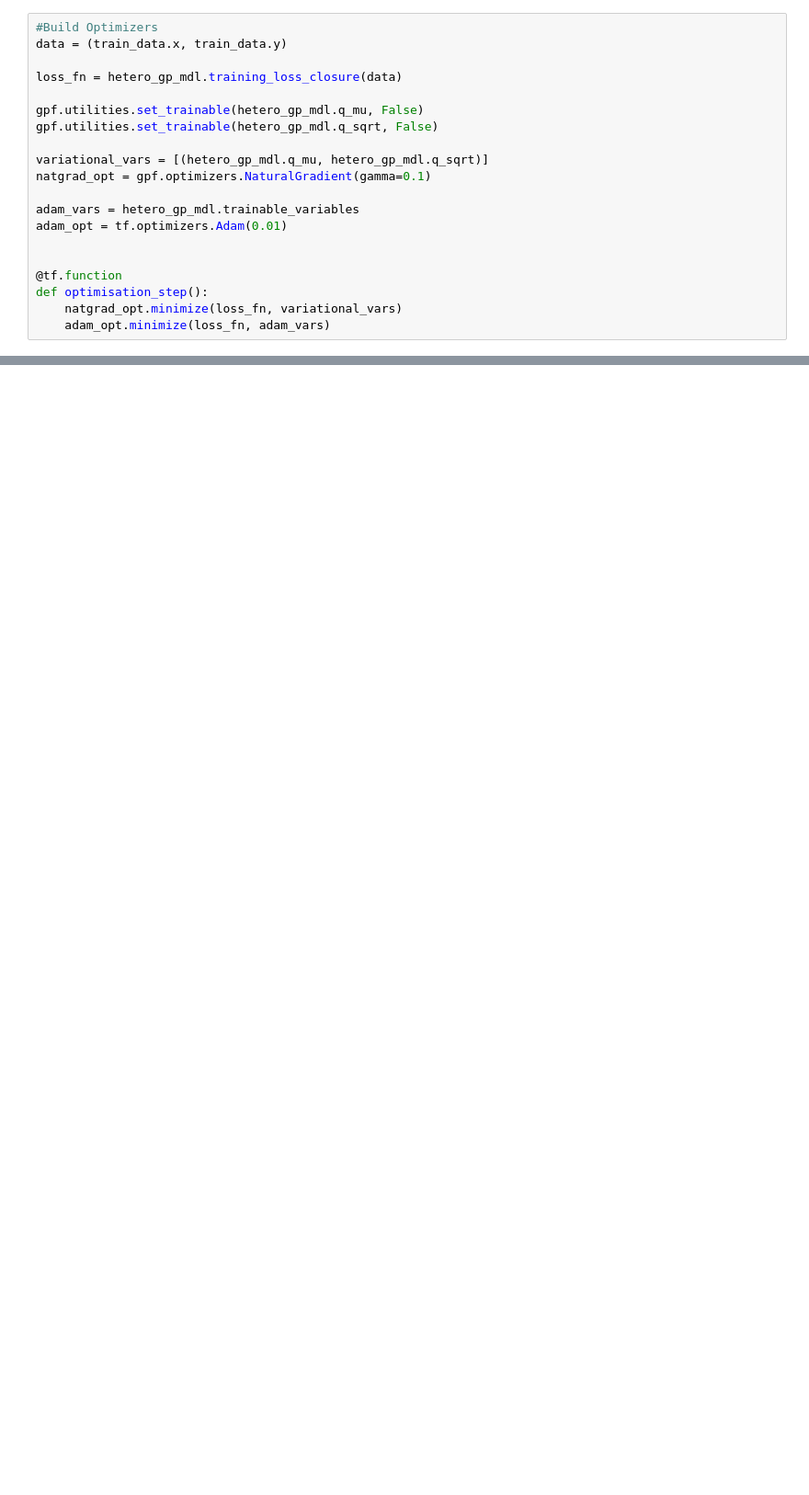
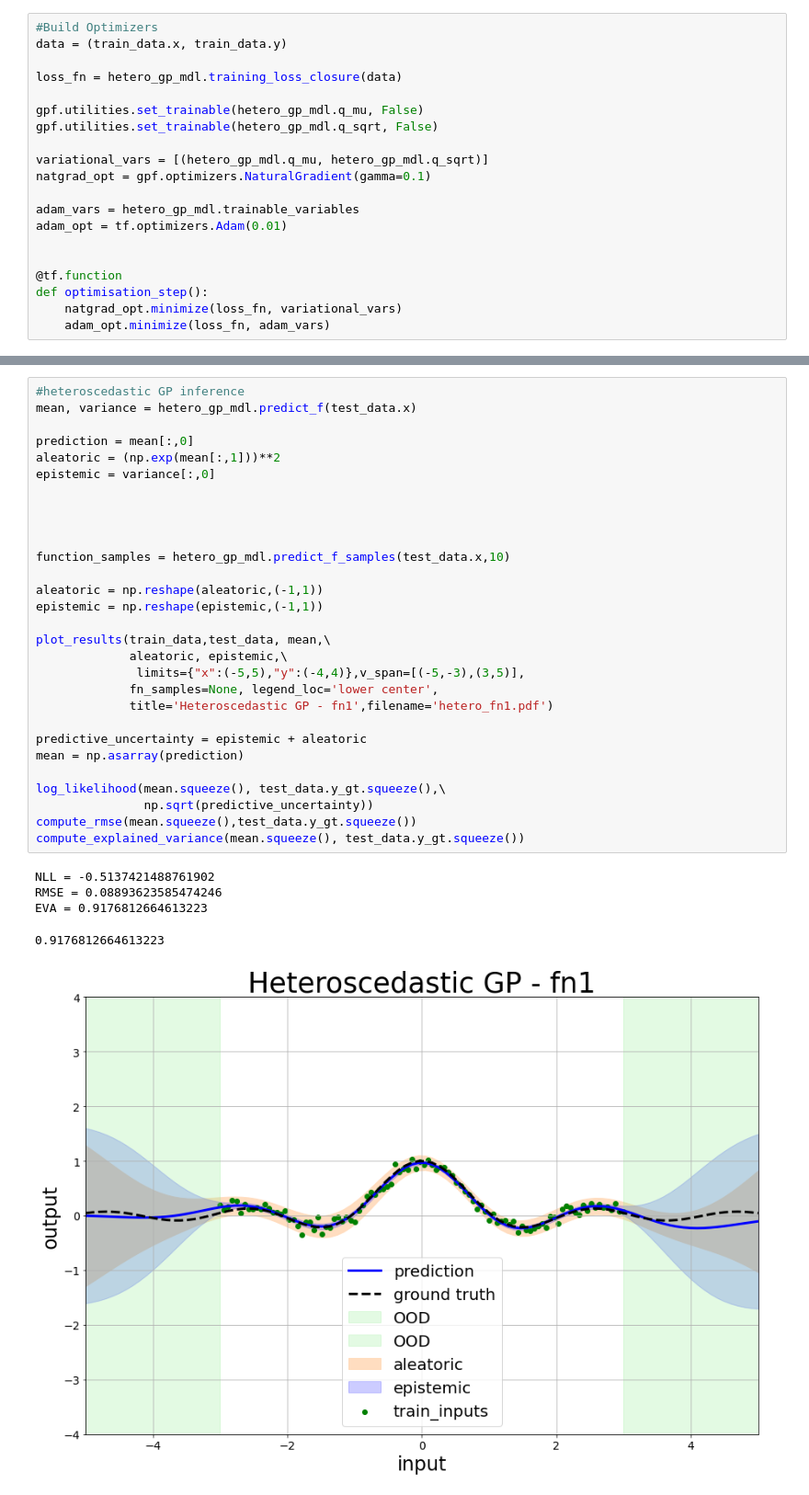
Before and after one commit to AshAswin/evidential_mcdo_adf_gp, a Jupyter notebook: GP_Regression_toydataset.ipynb, the cells around one changed output, grey strips where cells are left out. Shown at 92% size. Cells and saved outputs as stored; diff of their text form; blank space fills up the shorter version.

```diff
--- a/GP_Regression_toydataset.ipynb
+++ b/GP_Regression_toydataset.ipynb
@@ -197,0 +308,35 @@ plot_results(train_data,test_data, mean, aleatoric, epistemic,limits={"x":(-5,5)
+# %%
+#heteroscedastic GP inference
+mean, variance = hetero_gp_mdl.predict_f(test_data.x)
+
+prediction = mean[:,0]
+aleatoric = (np.exp(mean[:,1]))**2
+epistemic = variance[:,0]
+
+
+
+
+function_samples = hetero_gp_mdl.predict_f_samples(test_data.x,10)
+
+aleatoric = np.reshape(aleatoric,(-1,1))
+epistemic = np.reshape(epistemic,(-1,1))
+
+plot_results(train_data,test_data, mean,\
+             aleatoric, epistemic,\
+              limits={"x":(-5,5),"y":(-4,4)},v_span=[(-5,-3),(3,5)],
+             fn_samples=None, legend_loc='lower center',
+             title='Heteroscedastic GP - fn1',filename='hetero_fn1.pdf')
+
+predictive_uncertainty = epistemic + aleatoric
+mean = np.asarray(prediction)
+
+log_likelihood(mean.squeeze(), test_data.y_gt.squeeze(),\
+               np.sqrt(predictive_uncertainty))
+compute_rmse(mean.squeeze(),test_data.y_gt.squeeze())
+compute_explained_variance(mean.squeeze(), test_data.y_gt.squeeze())
+# %% [output]
+NLL = -0.5137421488761902
+RMSE = 0.08893623585474246
+EVA = 0.9176812664613223
+0.9176812664613223
+[figure, added]
```
Also changed, not shown: parts of 12 cells of this notebook.
